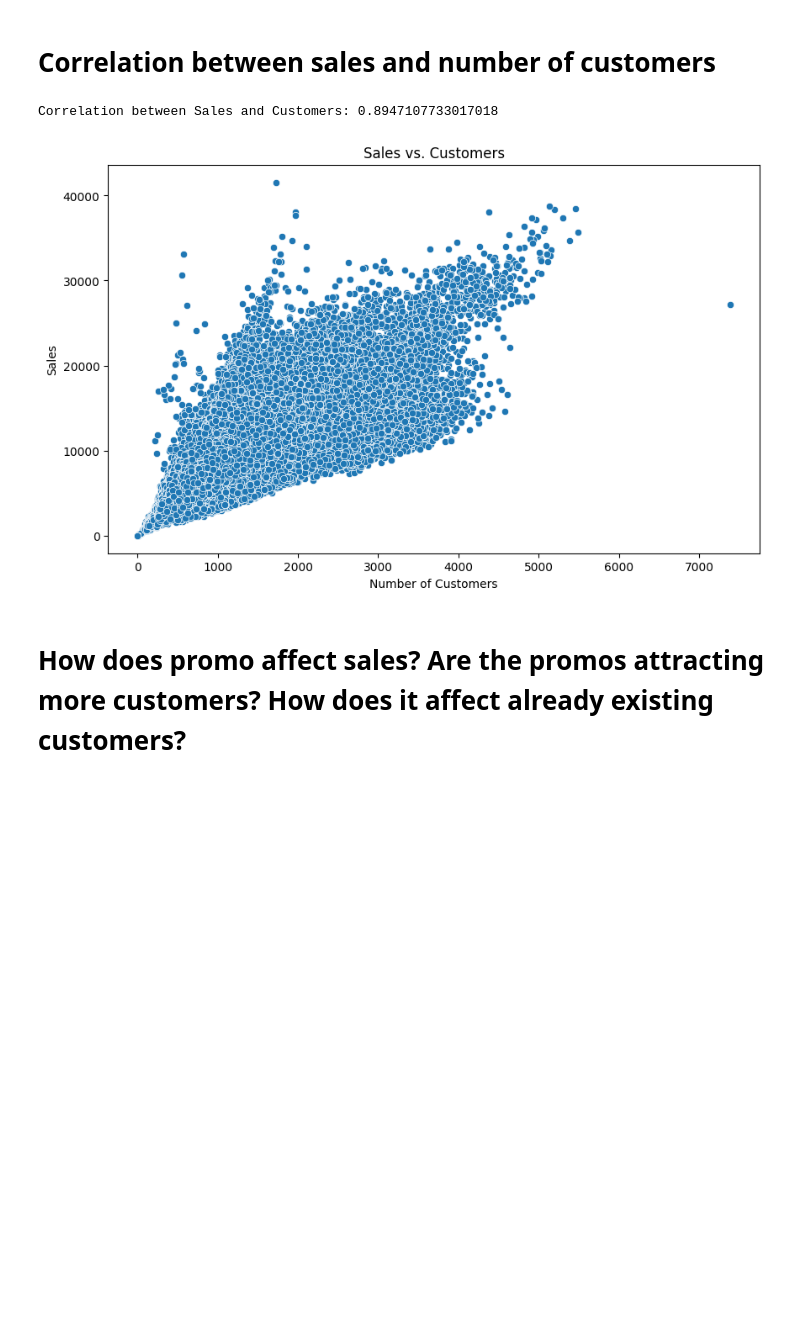
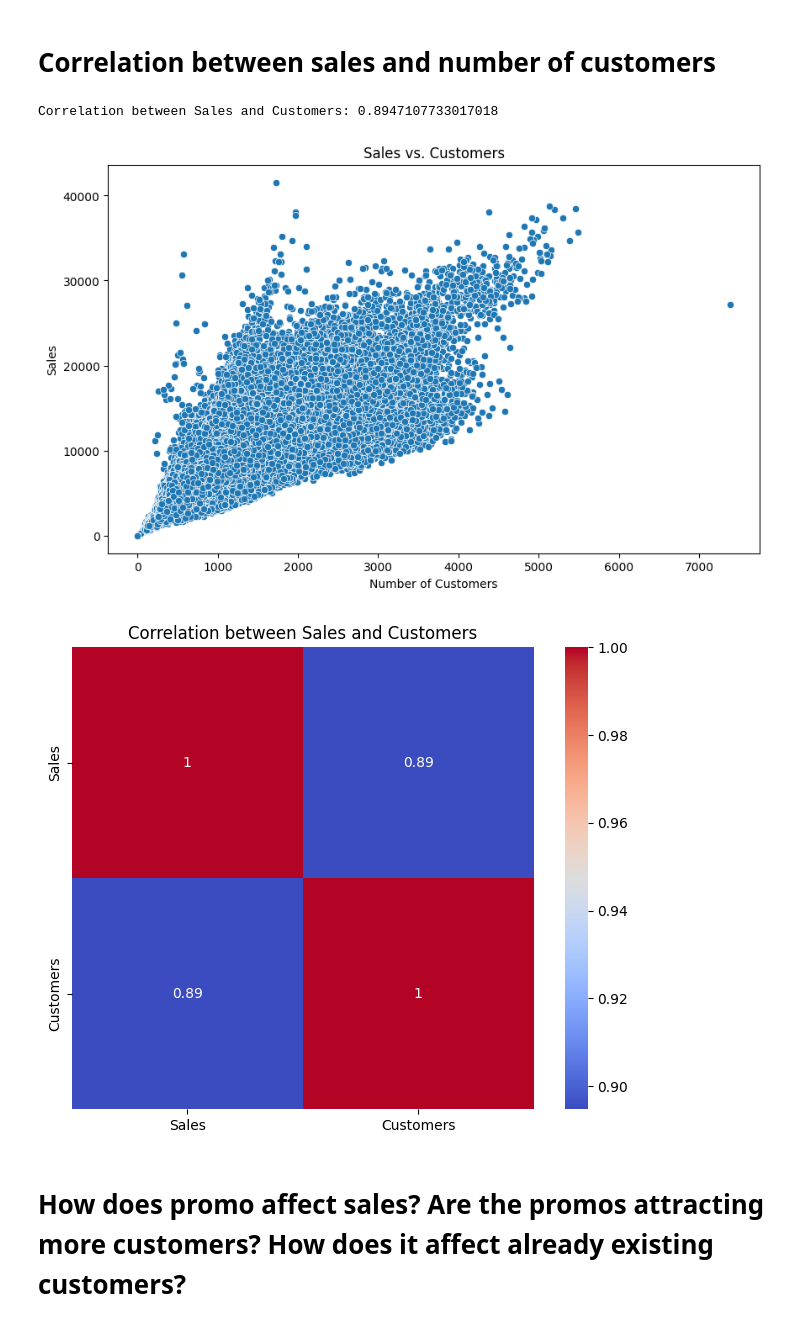
Before and after one commit to wubeabera123/Sales-Prediction-Model, a Jupyter notebook: notebooks/sales_data_analysis.ipynb, the cells around one changed output. Drawn from its saved outputs; the diff is of its cells as text; code cells hidden in the pictures; blank space fills up the shorter version.

Commit message:
update on correlation graph

```diff
--- a/notebooks/sales_data_analysis.ipynb
+++ b/notebooks/sales_data_analysis.ipynb
@@ -273,24 +273,31 @@ Public Holiday       0.0  38484.0
 # %%
 
 logging.info("Correlation between sales and number of customers")
 
 # Drop rows with missing values in Sales or Customers
 train_df = train_df.dropna(subset=['Sales', 'Customers'])
 
 # Calculate the Pearson correlation coefficient between Sales and Customers
 correlation = train_df['Sales'].corr(train_df['Customers'])
 print(f'Correlation between Sales and Customers: {correlation}')
 
 # Visualize the relationship between Sales and Customers
 plt.figure(figsize=(10, 6))
 sns.scatterplot(x='Customers', y='Sales', data=train_df)
 plt.title('Sales vs. Customers')
 plt.xlabel('Number of Customers')
 plt.ylabel('Sales')
 plt.show()
+
+# Create a heatmap to visualize the correlation
+plt.figure(figsize=(8, 6))
+sns.heatmap(train_df[['Sales', 'Customers']].corr(), annot=True, cmap='coolwarm', square=True)
+plt.title('Correlation between Sales and Customers')
+plt.show()
 # %% [output]
 Correlation between Sales and Customers: 0.8947107733017018
 [figure]
+[figure, added]
 # %% [markdown]
 # How does promo affect sales? Are the promos attracting more customers? How does it affect already existing customers?
 # %%
```
Also changed, not shown: parts of 1 cell of this notebook.
